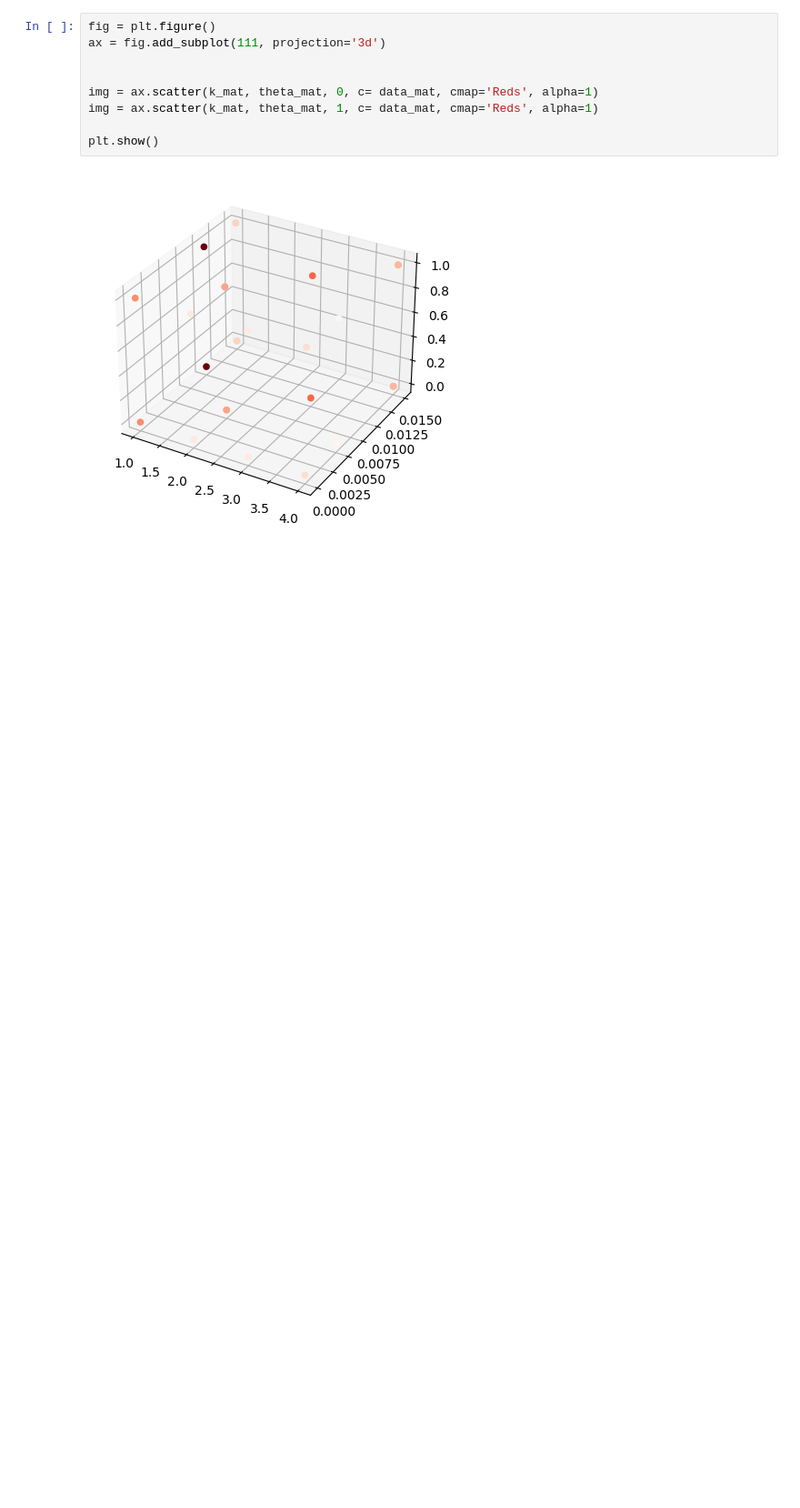
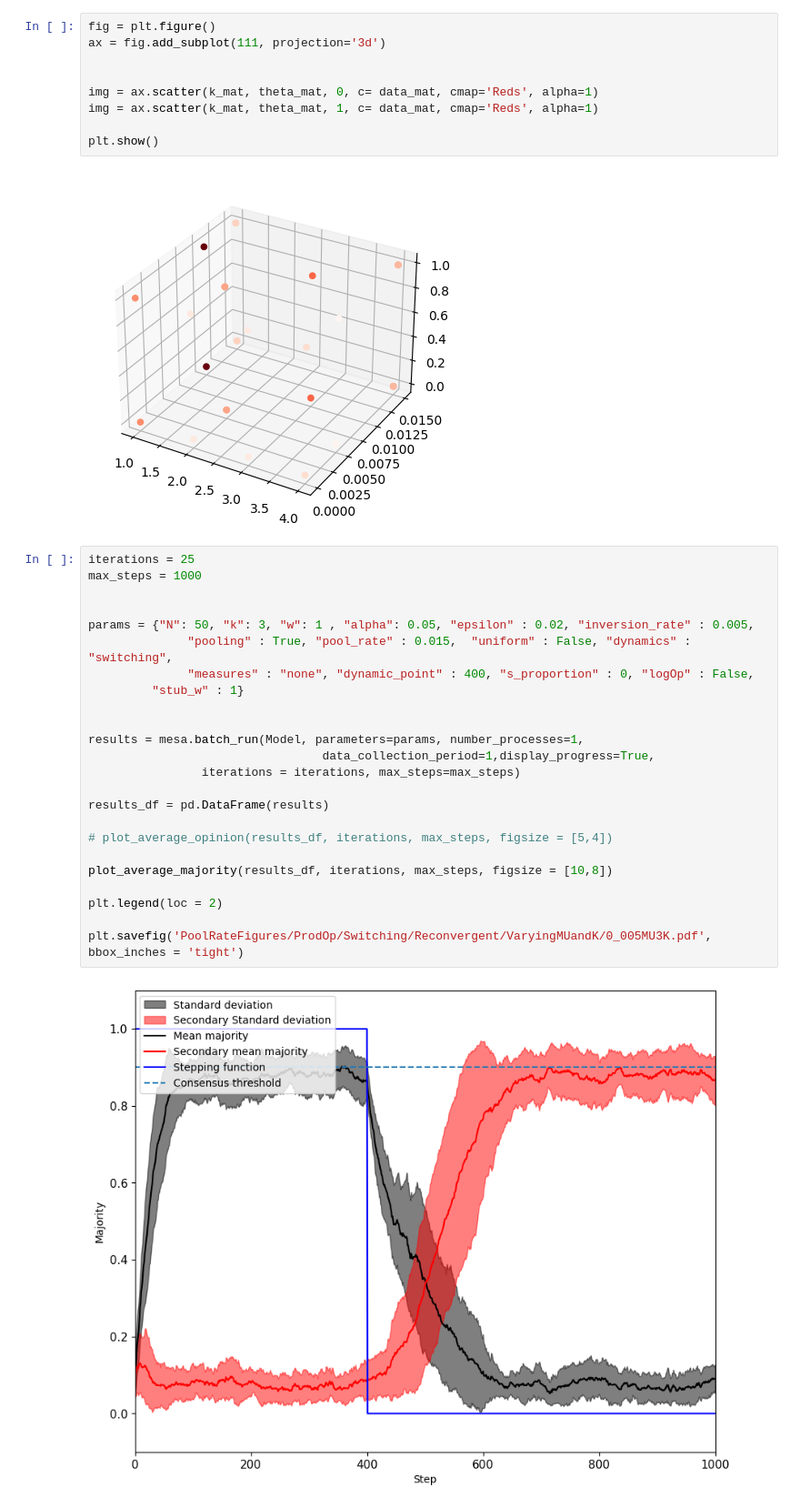
Before and after one commit to TheoLeVay1/Dynamic-Environments-in-Best-of-N, a Jupyter notebook: Model_experimentation.ipynb, the cells around one changed output. Shown at 91% size. Drawn from its saved outputs; the diff is of its cells as text; blank space fills up the shorter version.

```diff
--- a/Model_experimentation.ipynb
+++ b/Model_experimentation.ipynb
@@ -363,3 +342,29 @@ img = ax.scatter(k_mat, theta_mat, 1, c= data_mat, cmap='Reds', alpha=1)
 plt.show()
 # %% [output]
 [figure]
+# %%
+iterations = 25
+max_steps = 1000
+
+
+params = {"N": 50, "k": 3, "w": 1 , "alpha": 0.05, "epsilon" : 0.02, "inversion_rate" : 0.005,
+              "pooling" : True, "pool_rate" : 0.015,  "uniform" : False, "dynamics" : "switching",
+              "measures" : "none", "dynamic_point" : 400, "s_proportion" : 0, "logOp" : False,
+         "stub_w" : 1}
+
+
+results = mesa.batch_run(Model, parameters=params, number_processes=1,
+                                 data_collection_period=1,display_progress=True,
+                iterations = iterations, max_steps=max_steps)
+
+results_df = pd.DataFrame(results)
+
+# plot_average_opinion(results_df, iterations, max_steps, figsize = [5,4])
+
+plot_average_majority(results_df, iterations, max_steps, figsize = [10,8])
+
+plt.legend(loc = 2)
+
+plt.savefig('PoolRateFigures/ProdOp/Switching/Reconvergent/VaryingMUandK/0_005MU3K.pdf', bbox_inches = 'tight')
+# %% [output]
+[figure, added]
```
Also changed, not shown: parts of 13 cells of this notebook.
